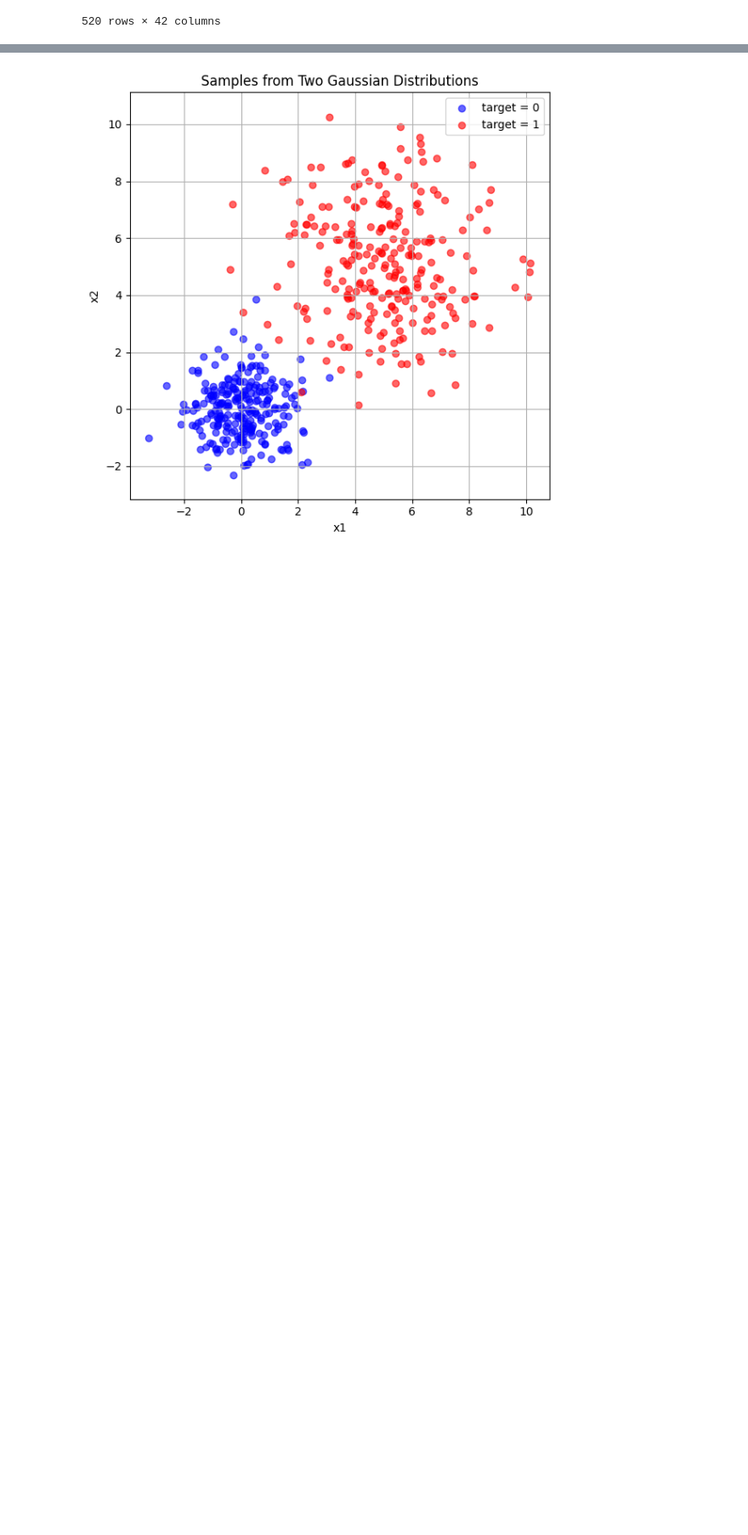
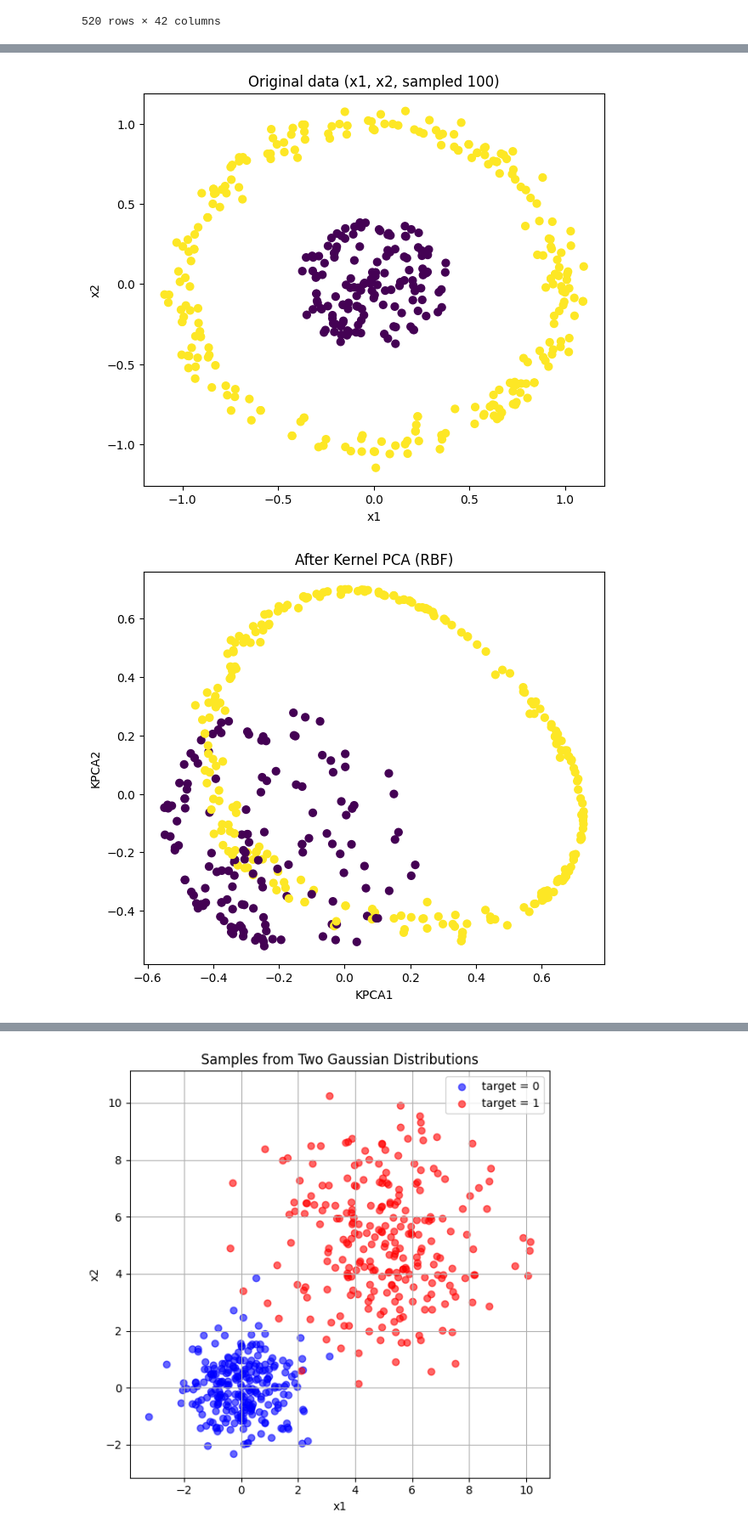
Before and after one commit to takano-lab/data-collaboration-analysis, a Jupyter notebook: src/suetake_debug.ipynb, the cells around one changed output, grey strips where cells are left out. Shown at 85% size. Drawn from its saved outputs; the diff is of its cells as text; code cells hidden in the pictures; blank space fills up the shorter version.

```diff
--- a/src/suetake_debug.ipynb
+++ b/src/suetake_debug.ipynb
@@ -74,0 +411,66 @@ train_df
+# %%
+import numpy as np
+import pandas as pd
+import matplotlib.pyplot as plt
+from sklearn.decomposition import KernelPCA
+
+# ---- Helpers ----
+def median_heuristic_gamma(X):
+    D = np.sum(X*X,1,keepdims=True) + np.sum(X*X,1,keepdims=True).T - 2*X@X.T
+    d = np.sqrt(np.clip(D, 0, None))
+    med = np.median(d[d>0])
+    if med <= 0 or not np.isfinite(med):
+        med = 1.0
+    return 1.0/(2.0*med*med)
+
+# ---- Load & sample ----
+df_sample = df.sample(n=400, random_state=42)
+
+X = df_sample[["x1", "x2"]].values
+y = df_sample["y"].values
+
+# ---- Kernel PCA (RBF) ----
+gamma = median_heuristic_gamma(X)*3
+kpca = KernelPCA(n_components=2, kernel="rbf", gamma=gamma, fit_inverse_transform=False)
+X_kpca = kpca.fit_transform(X)
+
+# ---- Dummy S (uniform), color by distance from origin ----
+n_dummy = 200
+S = np.random.uniform(low=-2, high=2, size=(n_dummy, 2))
+dist = np.sqrt(np.sum(S**2, axis=1))
+S_kpca = kpca.transform(S)
+
+# ---- Plots (each chart its own figure) ----
+
+# Original X
+plt.figure(figsize=(7,6))
+plt.scatter(X[:,0], X[:,1], c=y, s=40)
+plt.title("Original data (x1, x2, sampled 100)")
+plt.xlabel("x1"); plt.ylabel("x2")
+plt.show()
+
+# After Kernel PCA (X -> 2D)
+plt.figure(figsize=(7,6))
+plt.scatter(X_kpca[:,0], X_kpca[:,1], c=y, s=40)
+plt.title("After Kernel PCA (RBF)")
+plt.xlabel("KPCA1"); plt.ylabel("KPCA2")
+plt.show()
+
+# Dummy S (color by distance from origin)
+plt.figure(figsize=(7,6))
+plt.scatter(S[:,0], S[:,1], c=dist, s=40)
+plt.colorbar(label="Distance from origin")
+plt.title("Dummy S (uniform, colored by distance)")
+plt.xlabel("s1"); plt.ylabel("s2")
+plt.show()
+
+# Dummy S after KPCA
+plt.figure(figsize=(7,6))
+plt.scatter(S_kpca[:,0], S_kpca[:,1], c=dist, s=40)
+plt.colorbar(label="Distance from origin")
+plt.title("Dummy S after Kernel PCA (RBF)")
+plt.xlabel("KPCA1"); plt.ylabel("KPCA2")
+plt.show()
+# %% [output]
+[figure, added]
+[figure, added]
```
Also changed, not shown: parts of 5 cells of this notebook, 5 other files.
